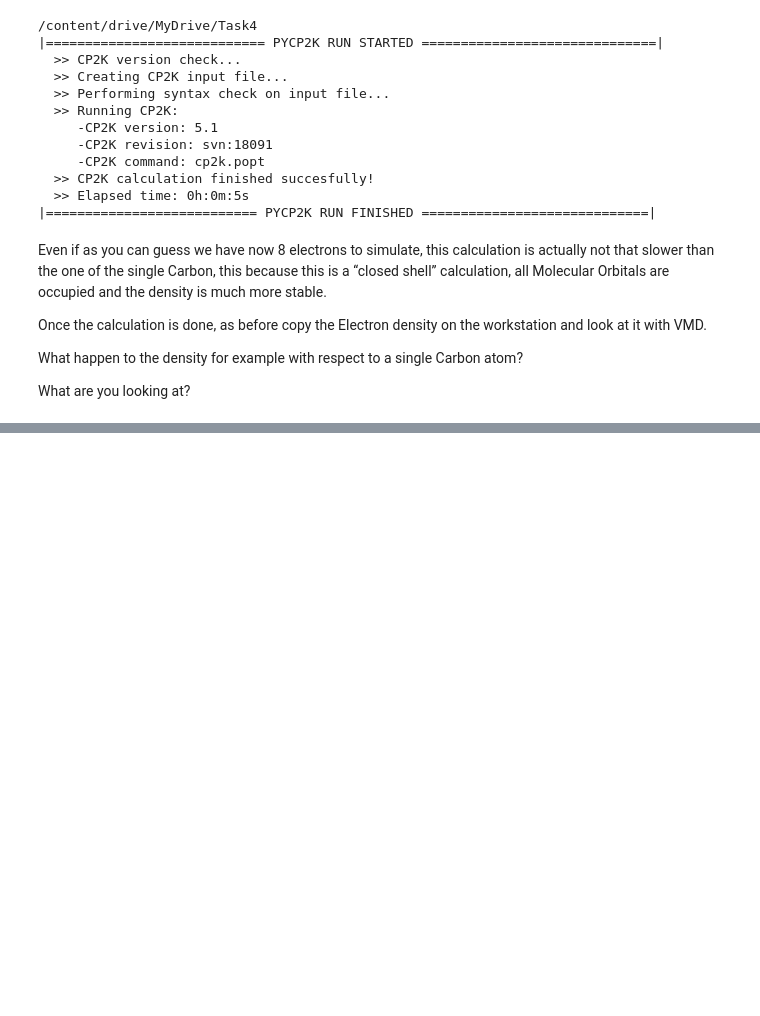
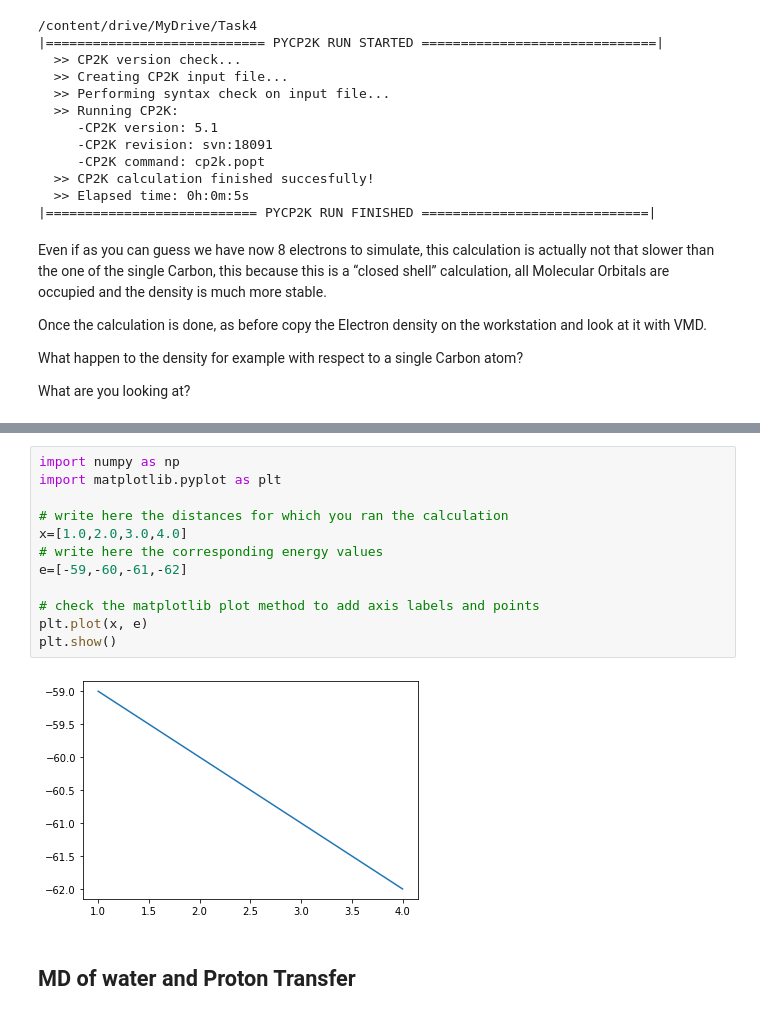
Before and after one commit to carlocamilloni/Structural-Bioinformatics, a Jupyter notebook: quantum_chemistry.ipynb, the cells around one changed output, grey strips where cells are left out. Drawn from its saved outputs; the diff is of its cells as text; blank space fills up the shorter version.

```diff
--- a/quantum_chemistry.ipynb
+++ b/quantum_chemistry.ipynb
@@ -320,0 +438,16 @@ What are you looking at?
+# %%
+import numpy as np
+import matplotlib.pyplot as plt
+
+# write here the distances for which you ran the calculation
+x=[1.0,2.0,3.0,4.0]
+# write here the corresponding energy values
+e=[-59,-60,-61,-62]
+
+# check the matplotlib plot method to add axis labels and points
+plt.plot(x, e)
+plt.show()
+# %% [output]
+[figure, added]
+# %% [markdown]
+## MD of water and Proton Transfer
```
Also changed, not shown: parts of 19 cells of this notebook.
